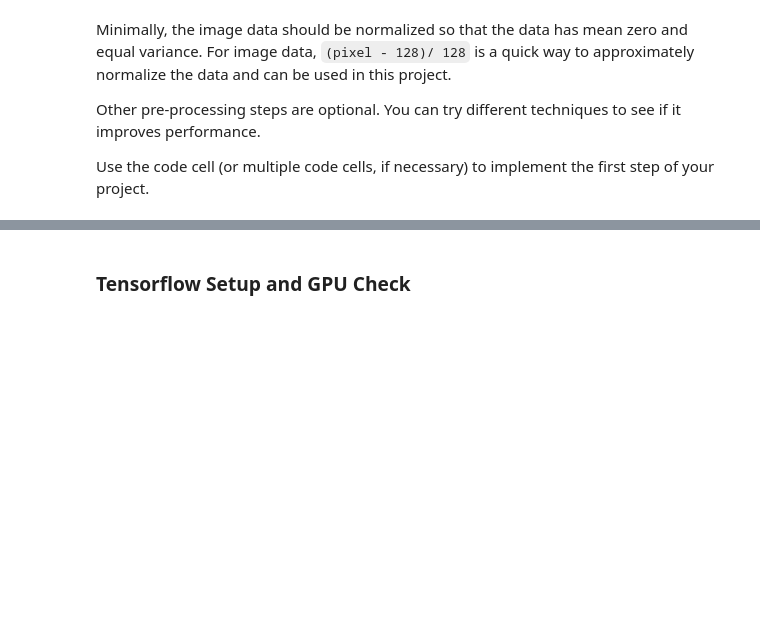
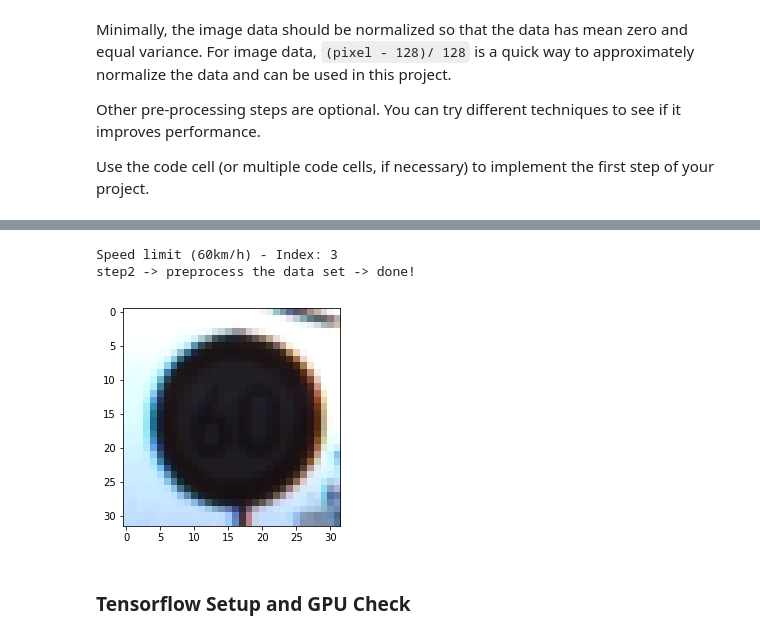
Before and after one commit to ashaik4/Traffic-Sign-Classifier-Project, a Jupyter notebook: Traffic_Sign_Classifier.ipynb, the cells around one changed output, grey strips where cells are left out. Drawn from its saved outputs; the diff is of its cells as text; code cells hidden in the pictures; blank space fills up the shorter version.

```diff
--- a/Traffic_Sign_Classifier.ipynb
+++ b/Traffic_Sign_Classifier.ipynb
@@ -215,0 +235,32 @@ for z in range(np.shape(X_train)[0]):
+# %%
+### Preprocess the data here. It is required to normalize the data. Other preprocessing steps could include
+### converting to grayscale, etc.
+### Feel free to use as many code cells as needed.
+import numpy as np
+import cv2
+import matplotlib.pyplot as plt
+from sklearn.utils import shuffle
+
+num_channels = 3
+train_features, train_labels = np.array(train['features']), np.array(train['labels'])
+valid_features, valid_labels = np.array(valid['features']), np.array(valid['labels'])
+test_features, test_labels = np.array(test['features']), np.array(test['labels'])
+
+# suffle data
+train_features, train_labels = shuffle(train_features, train_labels)
+valid_features, valid_labels = shuffle(valid_features, valid_labels)
+test_features, test_labels = shuffle(test_features, test_labels)
+
+plt.imshow(train_features[0])
+
+print(label_map[str(train_labels[0])], '- Index: {}'.format(train_labels[0]))
+# Normalize pixel values to [0, 1]
+train_features = train_features / 255
+valid_features = valid_features / 255
+test_features = test_features / 255
+
+print("step2 -> preprocess the data set -> done!")
+# %% [output]
+Speed limit (60km/h) - Index: 3
+step2 -> preprocess the data set -> done!
+[figure, added]
```
Also changed, not shown: parts of 15 cells of this notebook, 3 other files.
